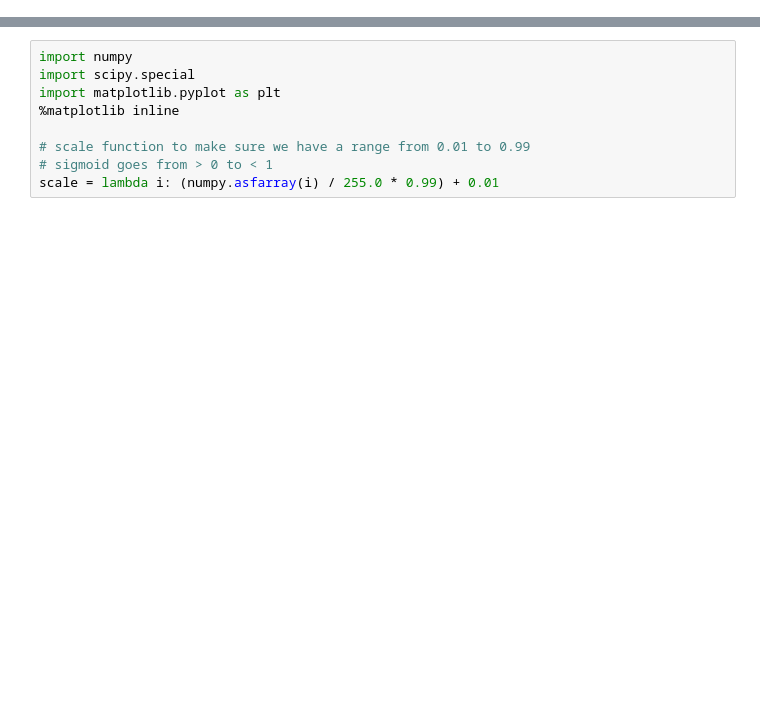
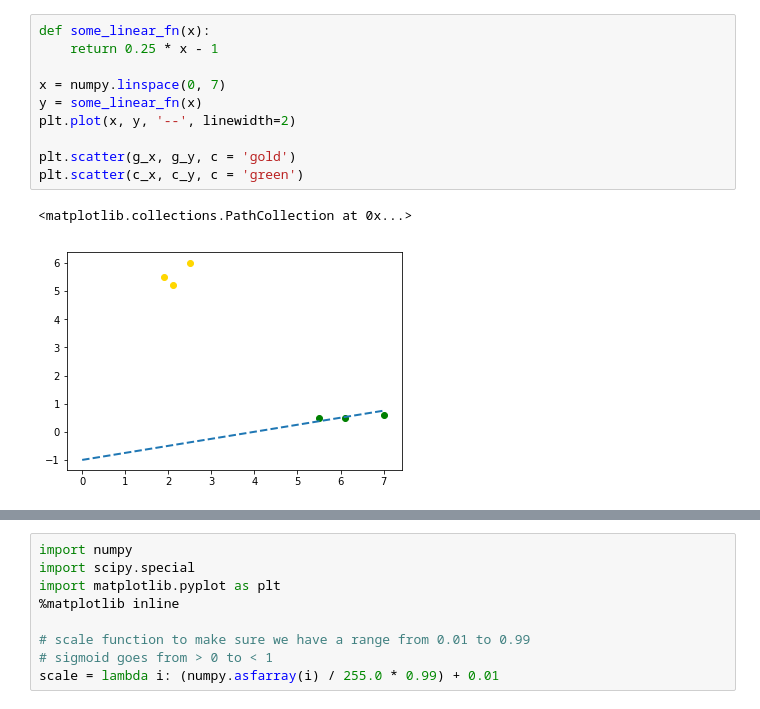
Before and after one commit to mkulke/ml-playground, a Jupyter notebook: Mgns.ipynb, the cells around one changed output, grey strips where cells are left out. Drawn from its saved outputs; the diff is of its cells as text; blank space fills up the shorter version.

```diff
--- a/Mgns.ipynb
+++ b/Mgns.ipynb
@@ -7,0 +110,13 @@ Jupyter.notebook.config.update({
+# %%
+def some_linear_fn(x):
+    return 0.25 * x - 1
+
+x = numpy.linspace(0, 7)
+y = some_linear_fn(x)
+plt.plot(x, y, '--', linewidth=2)
+
+plt.scatter(g_x, g_y, c = 'gold')
+plt.scatter(c_x, c_y, c = 'green')
+# %% [output]
+<matplotlib.collections.PathCollection at 0x...>
+[figure, added]
```
Also changed, not shown: parts of 49 cells of this notebook, 12 other files.
